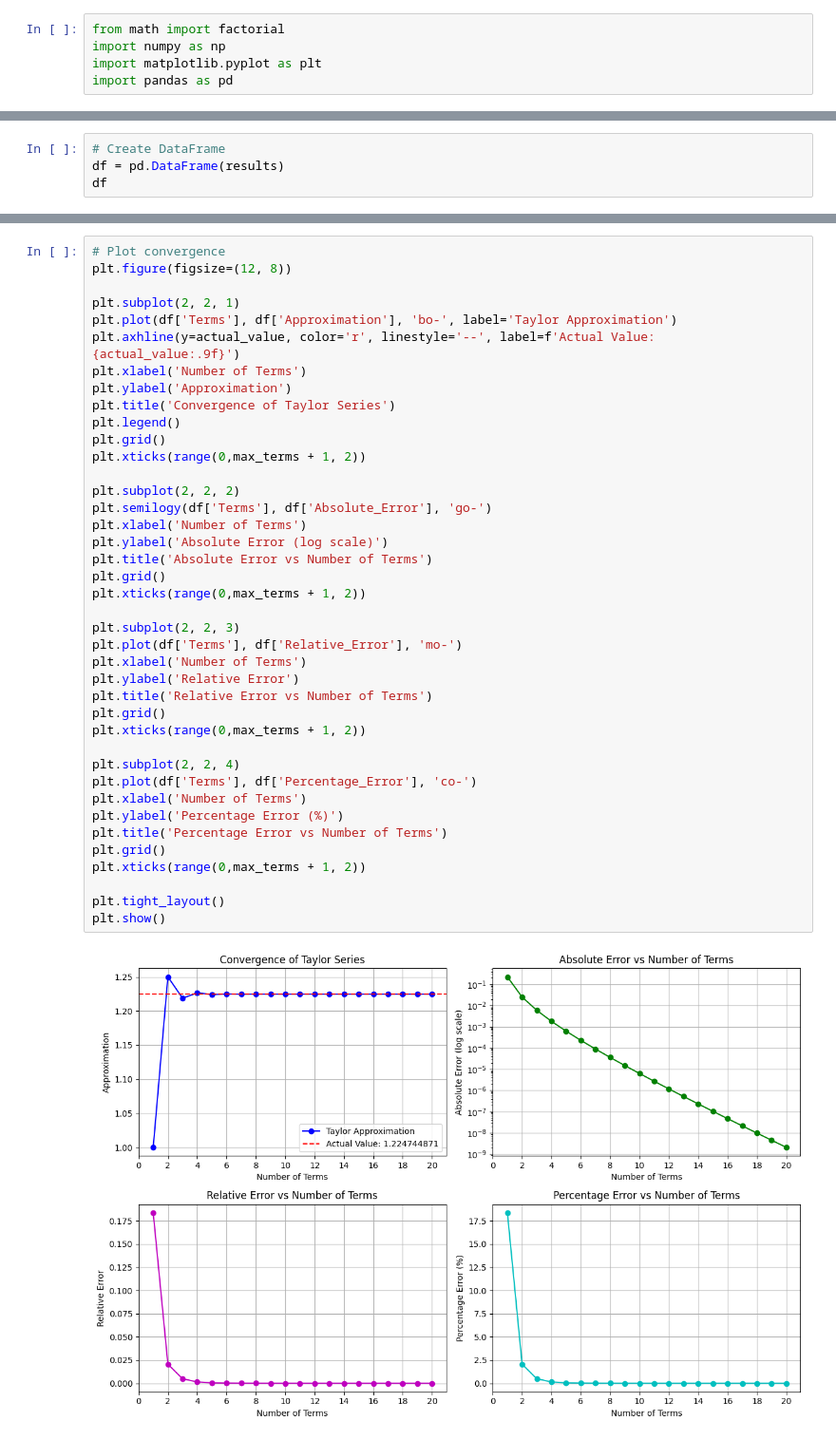
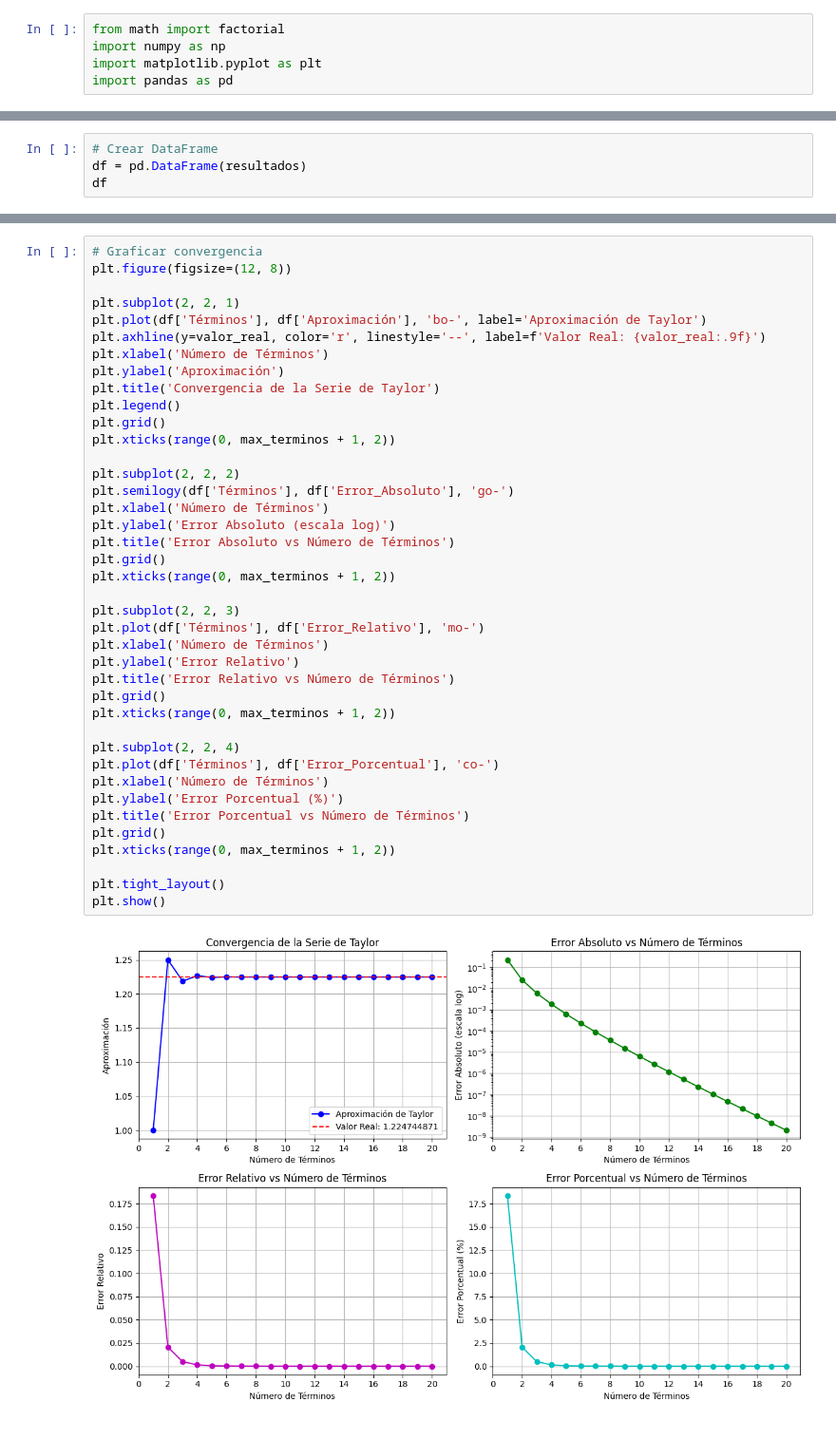
Before and after one commit to danielruizm16/ComputationalMethods_2026_I, a Jupyter notebook: Rep_Numérica_Errores/Rep_Numérica_Errores.ipynb, the cells around one changed output, grey strips where cells are left out. Shown at 95% size. Saved outputs shown, nothing was run; the diff lists cells and outputs as text.

```diff
--- a/Rep_Numérica_Errores/Rep_Numérica_Errores.ipynb
+++ b/Rep_Numérica_Errores/Rep_Numérica_Errores.ipynb
@@ -109,5 +130,5 @@ for n_terms in range(1, max_terms + 1):
 # %%
-# Create DataFrame
-df = pd.DataFrame(results)
+# Crear DataFrame
+df = pd.DataFrame(resultados)
 df
 # %% [output]
@@ -129,44 +150,44 @@ df
 | 18 | 19 | 1.224745 | 4.534155e-09 | 3.702122e-09 | 3.702122e-07 |
 | 19 | 20 | 1.224745 | 2.094414e-09 | 1.710082e-09 | 1.710082e-07 |
 # %%
-# Plot convergence
+# Graficar convergencia
 plt.figure(figsize=(12, 8))
 
 plt.subplot(2, 2, 1)
-plt.plot(df['Terms'], df['Approximation'], 'bo-', label='Taylor Approximation')
-plt.axhline(y=actual_value, color='r', linestyle='--', label=f'Actual Value: {actual_value:.9f}')
-plt.xlabel('Number of Terms')
-plt.ylabel('Approximation')
-plt.title('Convergence of Taylor Series')
+plt.plot(df['Términos'], df['Aproximación'], 'bo-', label='Aproximación de Taylor')
+plt.axhline(y=valor_real, color='r', linestyle='--', label=f'Valor Real: {valor_real:.9f}')
+plt.xlabel('Número de Términos')
+plt.ylabel('Aproximación')
+plt.title('Convergencia de la Serie de Taylor')
 plt.legend()
 plt.grid()
-plt.xticks(range(0,max_terms + 1, 2))
+plt.xticks(range(0, max_terminos + 1, 2))
 
 plt.subplot(2, 2, 2)
-plt.semilogy(df['Terms'], df['Absolute_Error'], 'go-')
-plt.xlabel('Number of Terms')
-plt.ylabel('Absolute Error (log scale)')
-plt.title('Absolute Error vs Number of Terms')
+plt.semilogy(df['Términos'], df['Error_Absoluto'], 'go-')
+plt.xlabel('Número de Términos')
+plt.ylabel('Error Absoluto (escala log)')
+plt.title('Error Absoluto vs Número de Términos')
 plt.grid()
-plt.xticks(range(0,max_terms + 1, 2))
+plt.xticks(range(0, max_terminos + 1, 2))
 
 plt.subplot(2, 2, 3)
-plt.plot(df['Terms'], df['Relative_Error'], 'mo-')
-plt.xlabel('Number of Terms')
-plt.ylabel('Relative Error')
-plt.title('Relative Error vs Number of Terms')
+plt.plot(df['Términos'], df['Error_Relativo'], 'mo-')
+plt.xlabel('Número de Términos')
+plt.ylabel('Error Relativo')
+plt.title('Error Relativo vs Número de Términos')
 plt.grid()
-plt.xticks(range(0,max_terms + 1, 2))
+plt.xticks(range(0, max_terminos + 1, 2))
 
 plt.subplot(2, 2, 4)
-plt.plot(df['Terms'], df['Percentage_Error'], 'co-')
-plt.xlabel('Number of Terms')
-plt.ylabel('Percentage Error (%)')
-plt.title('Percentage Error vs Number of Terms')
+plt.plot(df['Términos'], df['Error_Porcentual'], 'co-')
+plt.xlabel('Número de Términos')
+plt.ylabel('Error Porcentual (%)')
+plt.title('Error Porcentual vs Número de Términos')
 plt.grid()
-plt.xticks(range(0,max_terms + 1, 2))
+plt.xticks(range(0, max_terminos + 1, 2))
 
 plt.tight_layout()
 plt.show()
 # %% [output]
-[figure, old version]
+[figure, new version]
```
Also changed, not shown: parts of 13 cells of this notebook, 3 other files.
